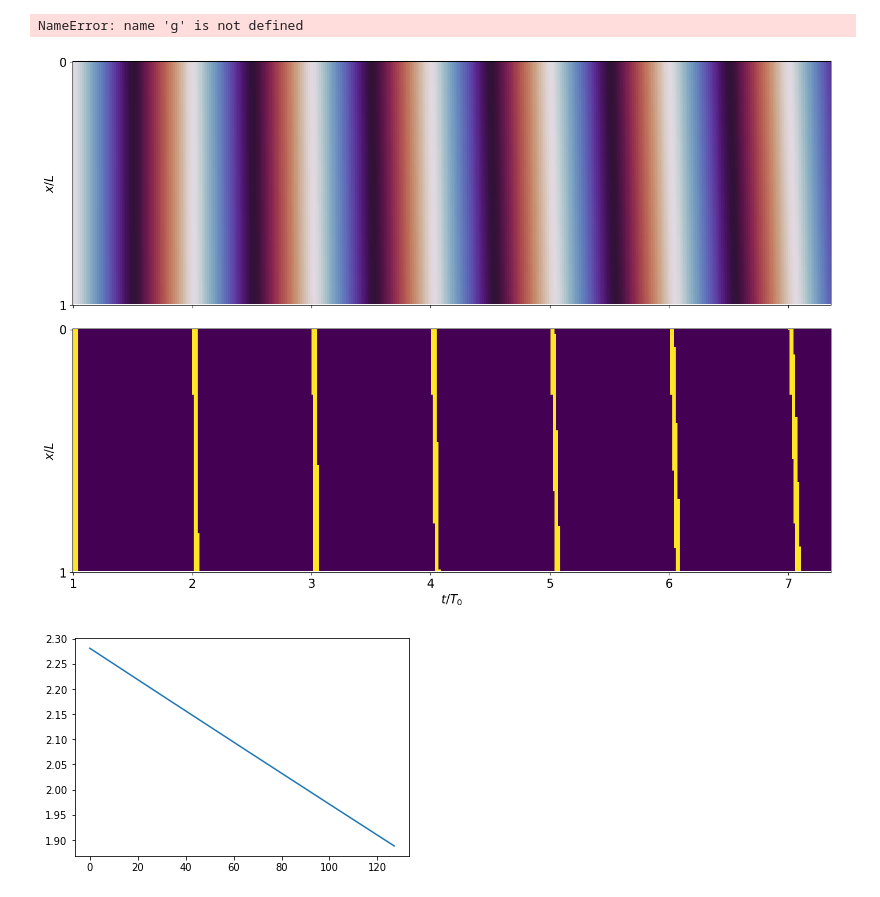
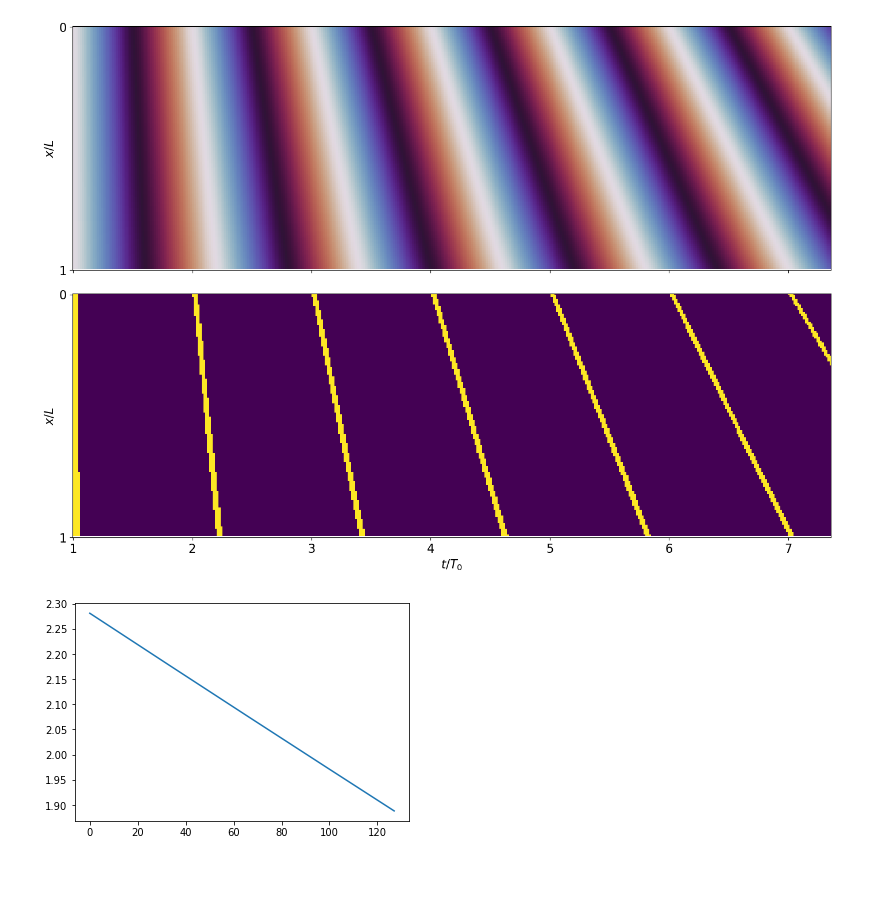
Before and after one commit to Irene-Li/MitoticWaves, a Jupyter notebook: Kuramoto1D.ipynb, the cells around one changed output. Cells and saved outputs as stored; diff of their text form; code cells hidden in the pictures.

```diff
--- a/Kuramoto1D.ipynb
+++ b/Kuramoto1D.ipynb
@@ -18,7 +18,7 @@ T = 2e3
 n_frames = T
 
 # if we want to impose a gradient in oscillation frequencies
-omegas = mean_omega/(1 + np.arange(L)/L*0.01)
+omegas = mean_omega/(1 + np.arange(L)/L*0.2)
 
 # Initialise the model and run the simulation
 model = Kuramoto(epsilon, eta, sigma, mean_omega, BC='grad', grad=[0, 0])
@@ -37,21 +28,20 @@ plt.show()
 # %%
 phases = model.res
 plt.rc('font', size=15)
 fig, axes = plt.subplots(2, 1, sharex=True, sharey=True, figsize=(24, 10))
 axes[0].imshow(phases[::5].T, interpolation='None', cmap='twilight')
 axes[0].set_ylabel(r'$x/L$')
 axes[1].imshow(phases[::5].T < np.pi/12, interpolation='None')
 axes[1].set_ylabel(r'$x/L$')
 axes[1].set_yticks([0, L], [0, 1])
 axes[1].set_xticks(np.arange(7)*2*np.pi/mean_omega/5, np.arange(7)+1)
 plt.xlabel(r'$t/T_0$')
 plt.tight_layout()
-plt.title(r'$\epsilon={}, \sigma={}, g=[{}, {}]'.format(epsilon, sigma, g[0], g[-1]))
+# plt.title(r'$\epsilon={}, \sigma={}, g=[{}, {}]'.format(epsilon, sigma, g[0], g[-1]))
 plt.savefig('Figures/no_interaction_sim.png')
 plt.show()
 # %% [output]
-NameError: name 'g' is not defined
-[figure, old version]
+[figure, new version]
 # %%
 f = phases[-1]
 shift(f)
```
Also changed, not shown: parts of 1 cell of this notebook, 2 other files.
